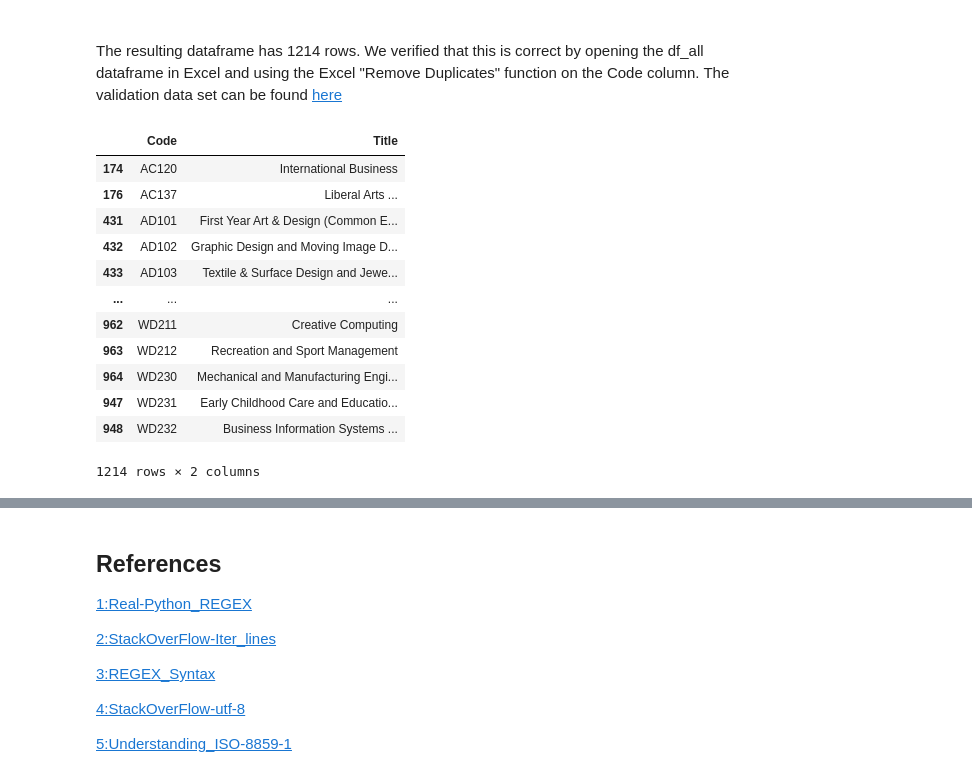
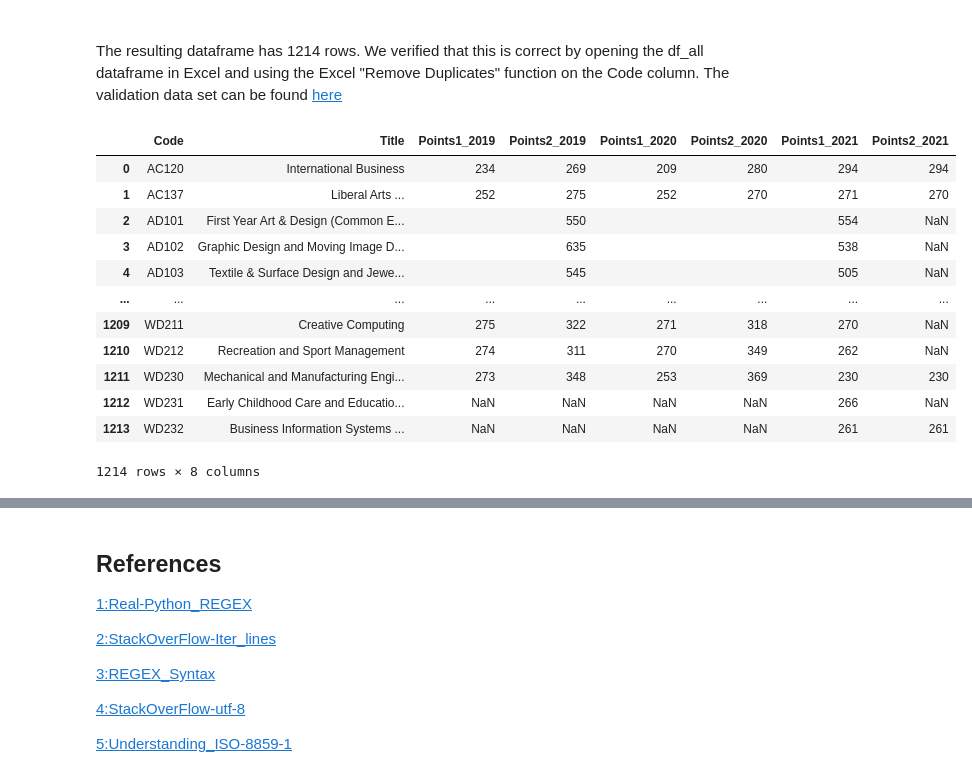
Before and after one commit to Sam-Tracey/Fundamentals-of-Data-Analysis, a Jupyter notebook: cao.ipynb, the cells around one changed output, grey strips where cells are left out. Saved outputs shown, nothing was run; the diff lists cells and outputs as text; code cells hidden in the pictures.

Commit message:
Found a more efficient method of joining dataframes

```diff
--- a/cao.ipynb
+++ b/cao.ipynb
@@ -407,20 +407,3 @@ The resulting dataframe has 1214 rows. We verified that this is correct by openi
 # %%
 # Drop Points1, Points2 and Year columns from df_join dataframe
 df_join = df_join.drop(['Points1', 'Points2', 'Year'], axis=1)
-# %%
-# Take a look at df_join dataframe
-df_join
-# %% [output]
-|  | Code | Title |
-| 174 | AC120 | International Business |
-| 176 | AC137 | Liberal Arts ... |
-| 431 | AD101 | First Year Art & Design (Common E... |
-| 432 | AD102 | Graphic Design and Moving Image D... |
-| 433 | AD103 | Textile & Surface Design and Jewe... |
-| ... | ... | ... |
-| 962 | WD211 | Creative Computing |
-| 963 | WD212 | Recreation and Sport Management |
-| 964 | WD230 | Mechanical and Manufacturing Engi... |
-| 947 | WD231 | Early Childhood Care and Educatio... |
-| 948 | WD232 | Business Information Systems ... |
-1214 rows × 2 columns
@@ -426,0 +419,30 @@ df_join
+# %%
+# Use Pandas merge function to hoin all tables in one line of code.
+# I found this much more efficient than the method shown in the
+# Joins in Panda video.
+# Reference: https://stackoverflow.com/questions/23668427/pandas-three-way-joining-multiple-dataframes-on-columns
+
+df_merge = df_join.merge(df2019_points1,
+                         on='Code',
+                         how='left').merge(df2020_points1,
+                                           on='Code',
+                                           how='left').merge(df2021_points1,
+                                                             on='Code',
+                                                             how='left')
+# %%
+# Have a look at the dataframe
+df_merge
+# %% [output]
+|  | Code | Title | Points1_2019 | Points2_2019 | Points1_2020 | Points2_2020 | Points1_2021 | Points2_2021 |
+| 0 | AC120 | International Business | 234 | 269 | 209 | 280 | 294 | 294 |
+| 1 | AC137 | Liberal Arts ... | 252 | 275 | 252 | 270 | 271 | 270 |
+| 2 | AD101 | First Year Art & Design (Common E... |  | 550 |  |  | 554 | NaN |
+| 3 | AD102 | Graphic Design and Moving Image D... |  | 635 |  |  | 538 | NaN |
+| 4 | AD103 | Textile & Surface Design and Jewe... |  | 545 |  |  | 505 | NaN |
+| ... | ... | ... | ... | ... | ... | ... | ... | ... |
+| 1209 | WD211 | Creative Computing | 275 | 322 | 271 | 318 | 270 | NaN |
+| 1210 | WD212 | Recreation and Sport Management | 274 | 311 | 270 | 349 | 262 | NaN |
+| 1211 | WD230 | Mechanical and Manufacturing Engi... | 273 | 348 | 253 | 369 | 230 | 230 |
+| 1212 | WD231 | Early Childhood Care and Educatio... | NaN | NaN | NaN | NaN | 266 | NaN |
+| 1213 | WD232 | Business Information Systems ... | NaN | NaN | NaN | NaN | 261 | 261 |
+1214 rows × 8 columns
```
Also changed, not shown: parts of 13 cells of this notebook, 13 other files.
